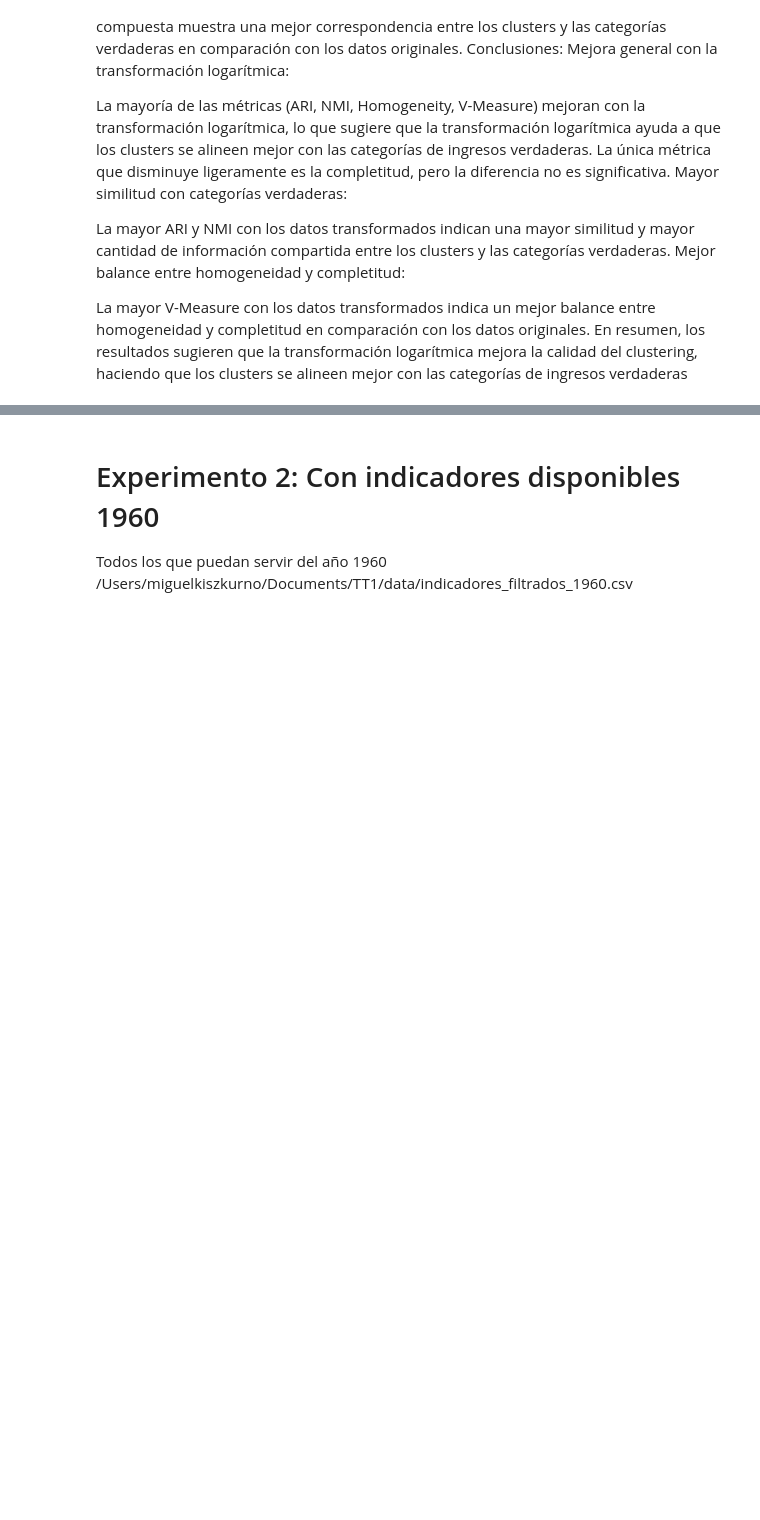
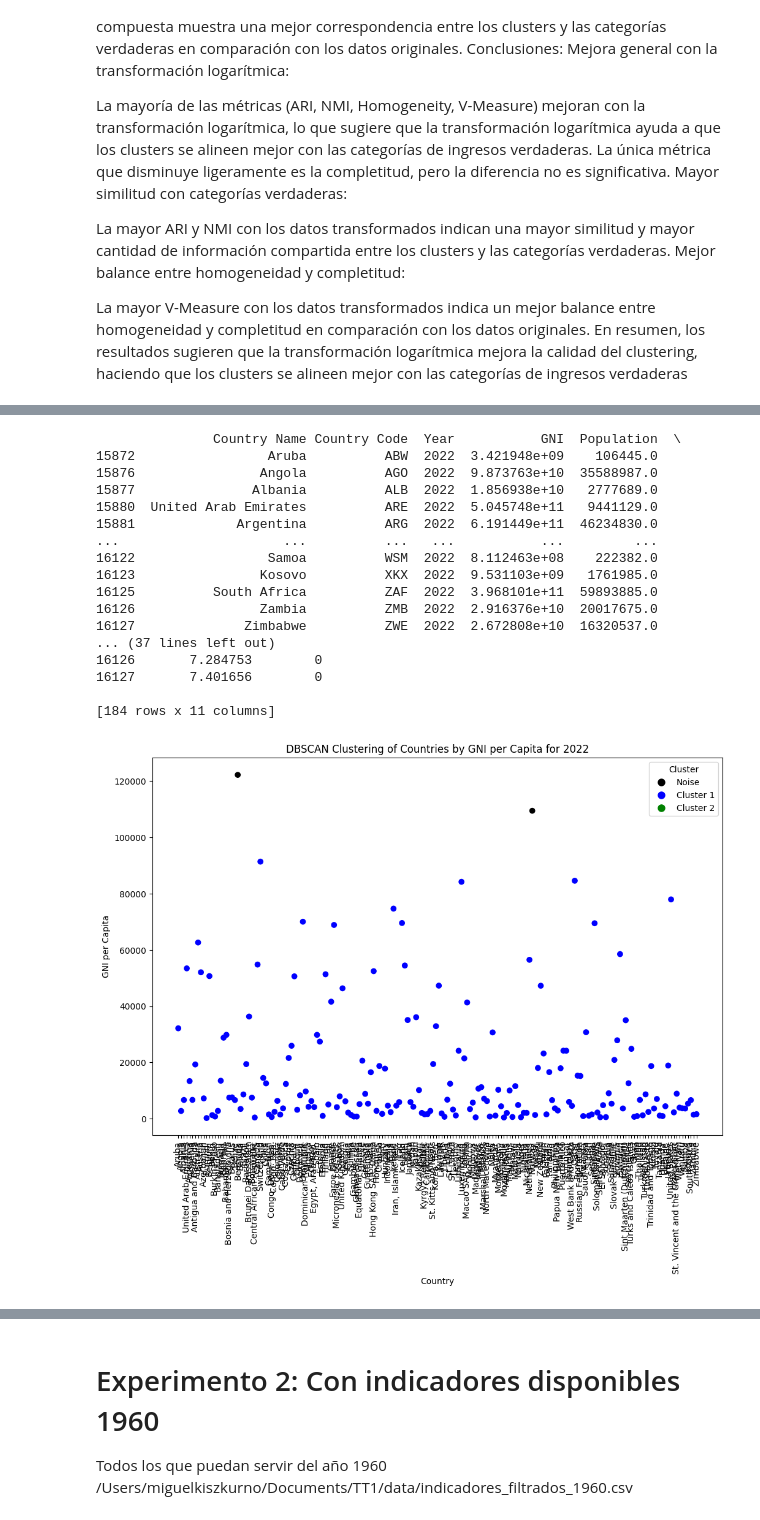
Before and after one commit to mkiszkur/TT1, a Jupyter notebook: 03_eda/EDA_entrega_3.ipynb, the cells around one changed output, grey strips where cells are left out. Cells and saved outputs as stored; diff of their text form; code cells hidden in the pictures; blank space fills up the shorter version.

```diff
--- a/03_eda/EDA_entrega_3.ipynb
+++ b/03_eda/EDA_entrega_3.ipynb
@@ -1157,0 +1307,7 @@ En resumen, los resultados sugieren que la transformación logarítmica mejora l
+# %%
+data_2022 = get_data()
+data_2022 = calcular_campos(data_2022)
+data_2022 = filtrar_anho(data_2022, anho_cluster)
+data_2022 = filtrar_regiones(data_2022)
+data_2022 = filtrar_nulos (data_2022, 'gni_index')
+data_2022
@@ -1157,0 +1328,62 @@ En resumen, los resultados sugieren que la transformación logarítmica mejora l
+# %%
+import pandas as pd
+import numpy as np
+from sklearn.preprocessing import StandardScaler
+from sklearn.cluster import DBSCAN
+import matplotlib.pyplot as plt
+
+
+# Escalar los datos de gni_index
+scaler = StandardScaler()
+data_scaled = scaler.fit_transform(data_2022[['gni_index']])
+
+# Aplicar DBSCAN
+dbscan = DBSCAN(eps=0.5, min_samples=2)
+data_2022['Cluster'] = dbscan.fit_predict(data_scaled)
+
+# Verificar los clusters generados
+print(data_2022)
+
+# Mapeo de los números de cluster a las categorías de ingreso (DBSCAN puede tener -1 para ruido)
+cluster_mapping = {-1: 'Noise', 0: 'Cluster 1', 1: 'Cluster 2'}
+data_2022['Cluster Mapped'] = data_2022['Cluster'].map(cluster_mapping)
+
+# Definir colores personalizados para cada cluster
+colors = {-1: 'black', 0: 'blue', 1: 'green'}
+
+# Asignar colores a cada punto del scatter plot
+cluster_colors = data_2022['Cluster'].map(colors)
+
+# Visualización de los clusters
+plt.figure(figsize=(12, 8))
+plt.scatter(data_2022['Country Name'], data_2022['gni_index'], c=cluster_colors)
+plt.xticks(rotation=90)
+plt.xlabel('Country')
+plt.ylabel('GNI per Capita')
+plt.title('DBSCAN Clustering of Countries by GNI per Capita for 2022')
+
+# Agregar una leyenda personalizada usando cluster_mapping
+legend_handles = [plt.Line2D([0], [0], marker='o', color='w', markerfacecolor=colors[cluster], markersize=10, label=label)
+                  for cluster, label in cluster_mapping.items()]
+
+plt.legend(handles=legend_handles, title='Cluster')
+plt.show()
+# %% [output]
+               Country Name Country Code  Year           GNI  Population  \
+15872                 Aruba          ABW  2022  3.421948e+09    106445.0
+15876                Angola          AGO  2022  9.873763e+10  35588987.0
+15877               Albania          ALB  2022  1.856938e+10   2777689.0
+15880  United Arab Emirates          ARE  2022  5.045748e+11   9441129.0
+15881             Argentina          ARG  2022  6.191449e+11  46234830.0
+...                     ...          ...   ...           ...         ...
+16122                 Samoa          WSM  2022  8.112463e+08    222382.0
+16123                Kosovo          XKX  2022  9.531103e+09   1761985.0
+16125          South Africa          ZAF  2022  3.968101e+11  59893885.0
+16126                Zambia          ZMB  2022  2.916376e+10  20017675.0
+16127              Zimbabwe          ZWE  2022  2.672808e+10  16320537.0
+... (37 lines left out)
+16126       7.284753        0
+16127       7.401656        0
+
+[184 rows x 11 columns]
+[figure, added]
```
Also changed, not shown: parts of 40 cells of this notebook, 2 other files.
